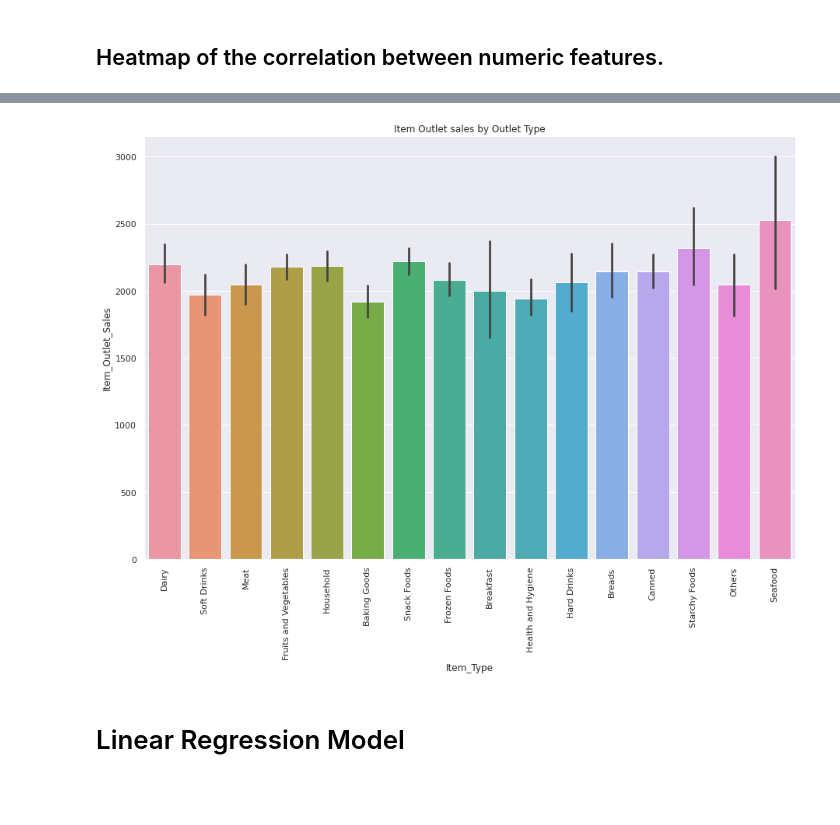
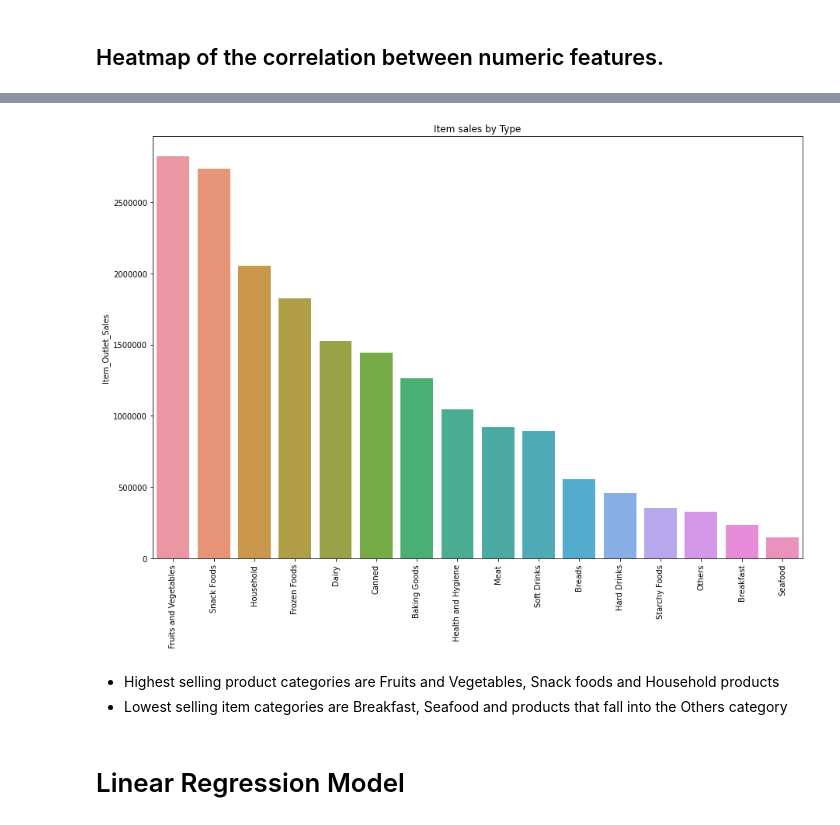
Before and after one commit to robertramos89/CD-DS-1-24-22, a Jupyter notebook: PortfolioProject1.ipynb, the cells around one changed output, grey strips where cells are left out. Drawn from its saved outputs; the diff is of its cells as text; code cells hidden in the pictures; blank space fills up the shorter version.

```diff
--- a/PortfolioProject1.ipynb
+++ b/PortfolioProject1.ipynb
@@ -181,9 +182,10 @@ missingno.matrix(df)
 # %% [markdown]
 ## 5) Decide on how to address the missing values and do it! (This requires your judgement, so explain your choice).
 # %%
-# use the fillna method to replace the null values in Outlet_Size with "Not Provided"
+# use the fillna method to replace the null values in Outlet_Size with "Not Provided" and items with no weight to 0 as we will be missing too much data without this
 # so that we do not lose this data and rather we are grouping them into a Not Provided value
 df["Outlet_Size"].fillna("Not Provided", inplace=True)
+df['Item_Weight'].fillna(0,inplace=True)
 df
 # %% [output]
 |  | Item_Identifier | Item_Weight | Item_Fat_Content | Item_Visibility | Item_Type | Item_MRP | ... |
@@ -408,9 +444,14 @@ ax = sns.barplot(data=df,x="Outlet_Type",y="Item_Outlet_Sales").set(title="Item
 # %%
 fig, ax = plt.subplots(1,1, figsize=(15,10))
-ax = sns.barplot(data=df,x="Item_Type",y="Item_Outlet_Sales").set(title="Item Outlet sales by Outlet Type")
-plt.xticks(rotation=90);
+ax = sns.barplot(data=df,x=df.Item_Type.unique(),y=df.groupby('Item_Type')['Item_Outlet_Sales'].sum().sort_values(ascending=False)).set(title="Item sales by Type")
+plt.ticklabel_format(style='plain', axis='y')
+plt.xticks(rotation=90)
+plt.xticks(np.arange(16), ('Fruits and Vegetables', 'Snack Foods', 'Household', 'Frozen Foods','Dairy','Canned','Baking Goods','Health and Hygiene','Meat','Soft Drinks','Breads','Hard Drinks','Starchy Foods','Others','Breakfast','Seafood')); # correct xtick labels to match values shown above
 # %% [output]
-[figure, old version]
+[figure, new version]
+# %% [markdown]
+- Highest selling product categories are Fruits and Vegetables, Snack foods and Household products
+- Lowest selling item categories are Breakfast, Seafood and products that fall into the Others category
 # %% [markdown]
 # Linear Regression Model
 # %%
```
Also changed, not shown: parts of 31 cells of this notebook.
